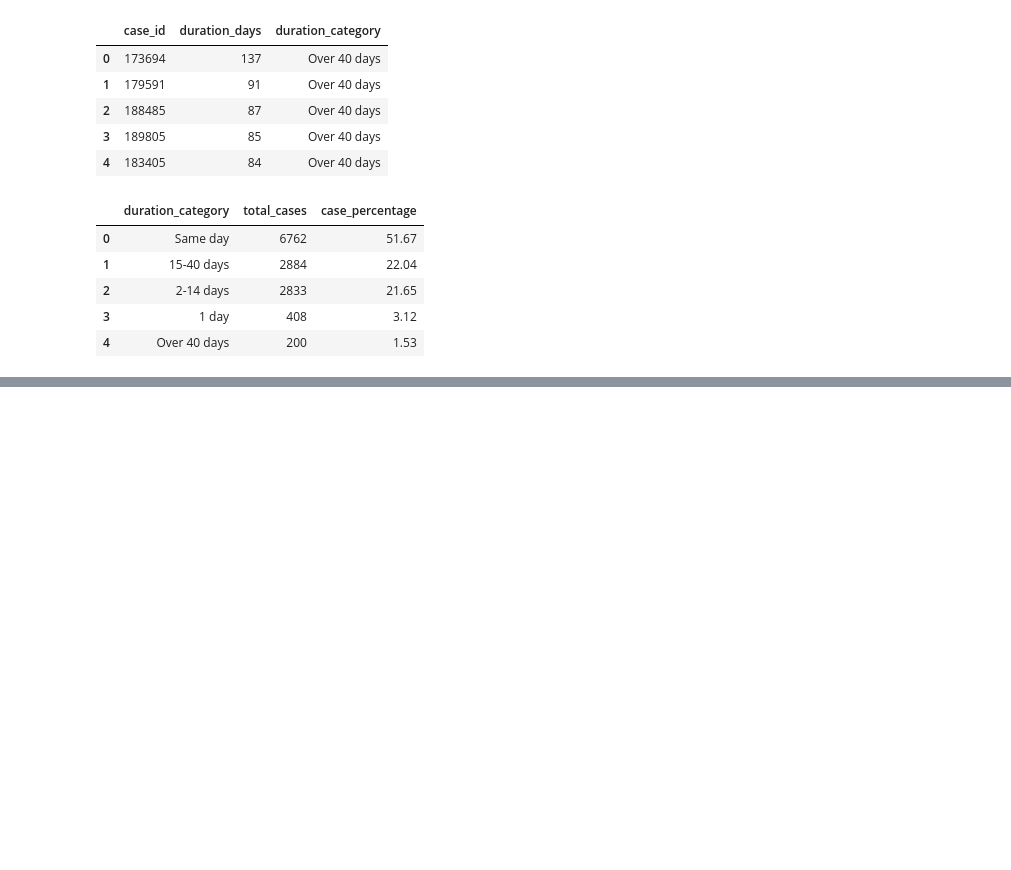
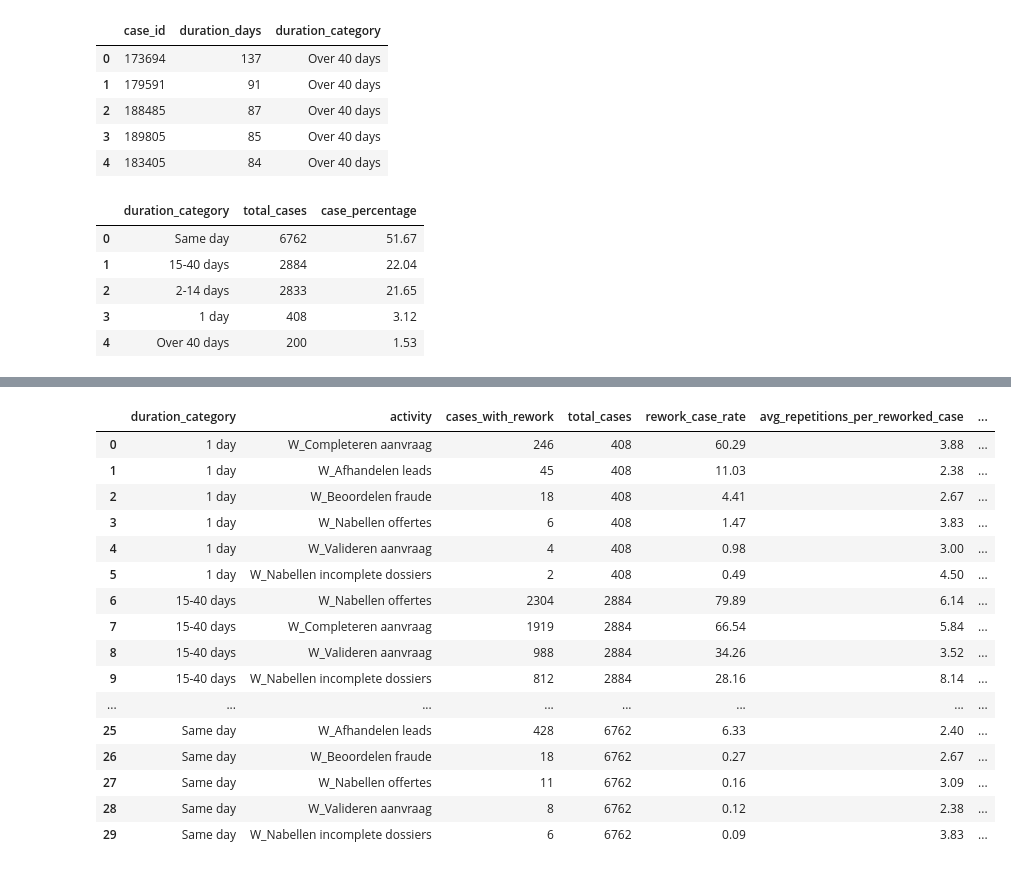
Before and after one commit to brunopn-code/workflow-performance-analytics, a Jupyter notebook: notebooks/03_sql_kpi_analysis.ipynb, the cells around one changed output, grey strips where cells are left out. Saved outputs shown, nothing was run; the diff lists cells and outputs as text; code cells hidden in the pictures; blank space fills up the shorter version.

```diff
--- a/notebooks/03_sql_kpi_analysis.ipynb
+++ b/notebooks/03_sql_kpi_analysis.ipynb
@@ -154,0 +267,72 @@ ORDER BY total_cases DESC
+# %%
+rework_by_duration_sql = con.sql("""
+WITH completed_work AS (
+    SELECT
+        case_id,
+        activity,
+        COUNT(*) AS activity_count
+    FROM events
+    WHERE
+        activity LIKE 'W_%'
+        AND LOWER(lifecycle_transition) = 'complete'
+    GROUP BY case_id, activity
+),
+
+repeated_work AS (
+    SELECT
+        case_id,
+        activity,
+        activity_count
+    FROM completed_work
+    WHERE activity_count > 1
+),
+
+cases_by_duration AS (
+    SELECT
+        duration_category,
+        COUNT(DISTINCT case_id) AS total_cases
+    FROM case_duration_category
+    GROUP BY duration_category
+)
+
+SELECT
+    c.duration_category,
+    r.activity,
+    COUNT(DISTINCT r.case_id) AS cases_with_rework,
+    b.total_cases,
+    ROUND(COUNT(DISTINCT r.case_id) * 100.0 / b.total_cases, 2) AS rework_case_rate,
+    ROUND(AVG(r.activity_count), 2) AS avg_repetitions_per_reworked_case,
+    MAX(r.activity_count) AS max_repetitions_in_case
+FROM repeated_work r
+JOIN case_duration_category c
+    ON r.case_id = c.case_id
+JOIN cases_by_duration b
+    ON c.duration_category = b.duration_category
+GROUP BY
+    c.duration_category,
+    r.activity,
+    b.total_cases
+ORDER BY
+    c.duration_category,
+    rework_case_rate DESC
+""").df()
+
+rework_by_duration_sql
+# %% [output]
+|  | duration_category | activity | cases_with_rework | total_cases | rework_case_rate | avg_repetitions_per_reworked_case | ... |
+| 0 | 1 day | W_Completeren aanvraag | 246 | 408 | 60.29 | 3.88 | ... |
+| 1 | 1 day | W_Afhandelen leads | 45 | 408 | 11.03 | 2.38 | ... |
+| 2 | 1 day | W_Beoordelen fraude | 18 | 408 | 4.41 | 2.67 | ... |
+| 3 | 1 day | W_Nabellen offertes | 6 | 408 | 1.47 | 3.83 | ... |
+| 4 | 1 day | W_Valideren aanvraag | 4 | 408 | 0.98 | 3.00 | ... |
+| 5 | 1 day | W_Nabellen incomplete dossiers | 2 | 408 | 0.49 | 4.50 | ... |
+| 6 | 15-40 days | W_Nabellen offertes | 2304 | 2884 | 79.89 | 6.14 | ... |
+| 7 | 15-40 days | W_Completeren aanvraag | 1919 | 2884 | 66.54 | 5.84 | ... |
+| 8 | 15-40 days | W_Valideren aanvraag | 988 | 2884 | 34.26 | 3.52 | ... |
+| 9 | 15-40 days | W_Nabellen incomplete dossiers | 812 | 2884 | 28.16 | 8.14 | ... |
+| ... | ... | ... | ... | ... | ... | ... | ... |
+| 25 | Same day | W_Afhandelen leads | 428 | 6762 | 6.33 | 2.40 | ... |
+| 26 | Same day | W_Beoordelen fraude | 18 | 6762 | 0.27 | 2.67 | ... |
+| 27 | Same day | W_Nabellen offertes | 11 | 6762 | 0.16 | 3.09 | ... |
+| 28 | Same day | W_Valideren aanvraag | 8 | 6762 | 0.12 | 2.38 | ... |
+| 29 | Same day | W_Nabellen incomplete dossiers | 6 | 6762 | 0.09 | 3.83 | ... |
```
Also changed, not shown: parts of 17 cells of this notebook.
